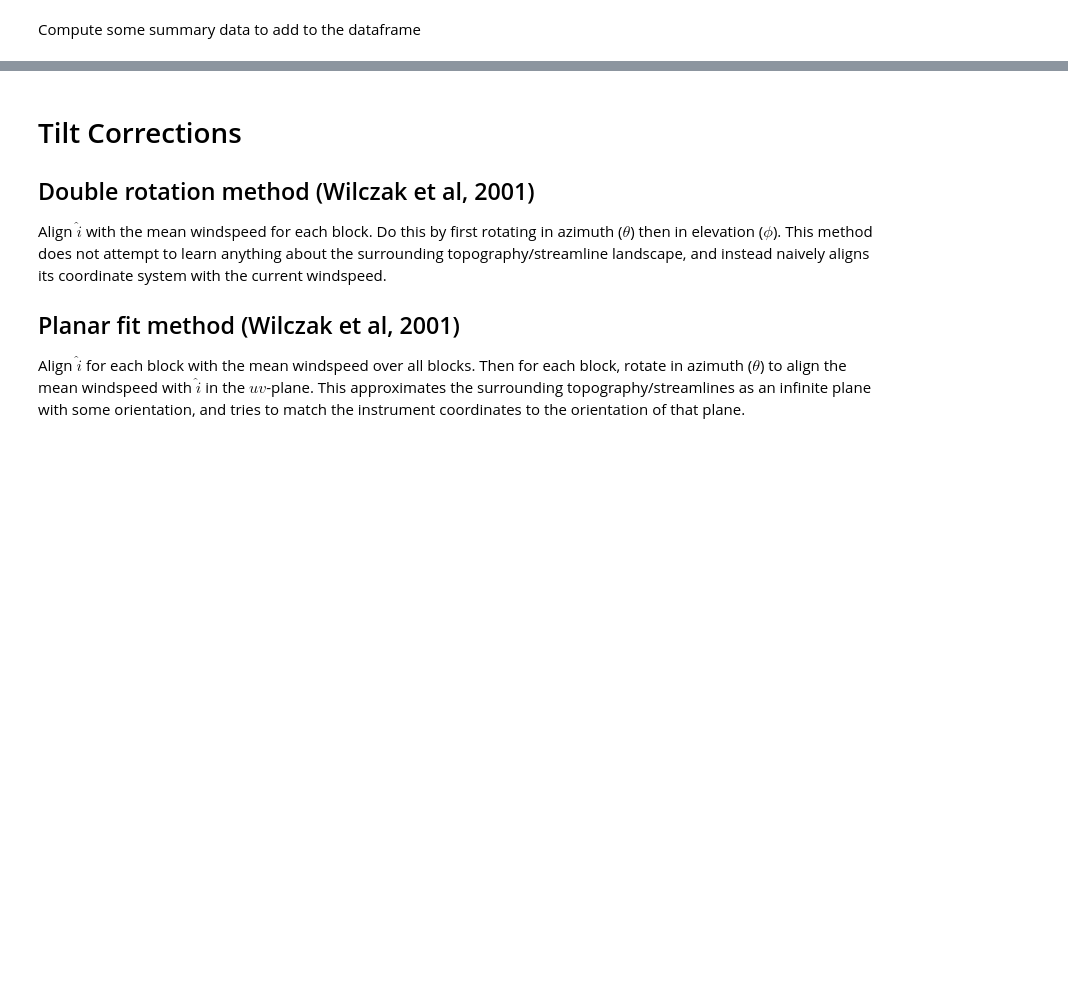
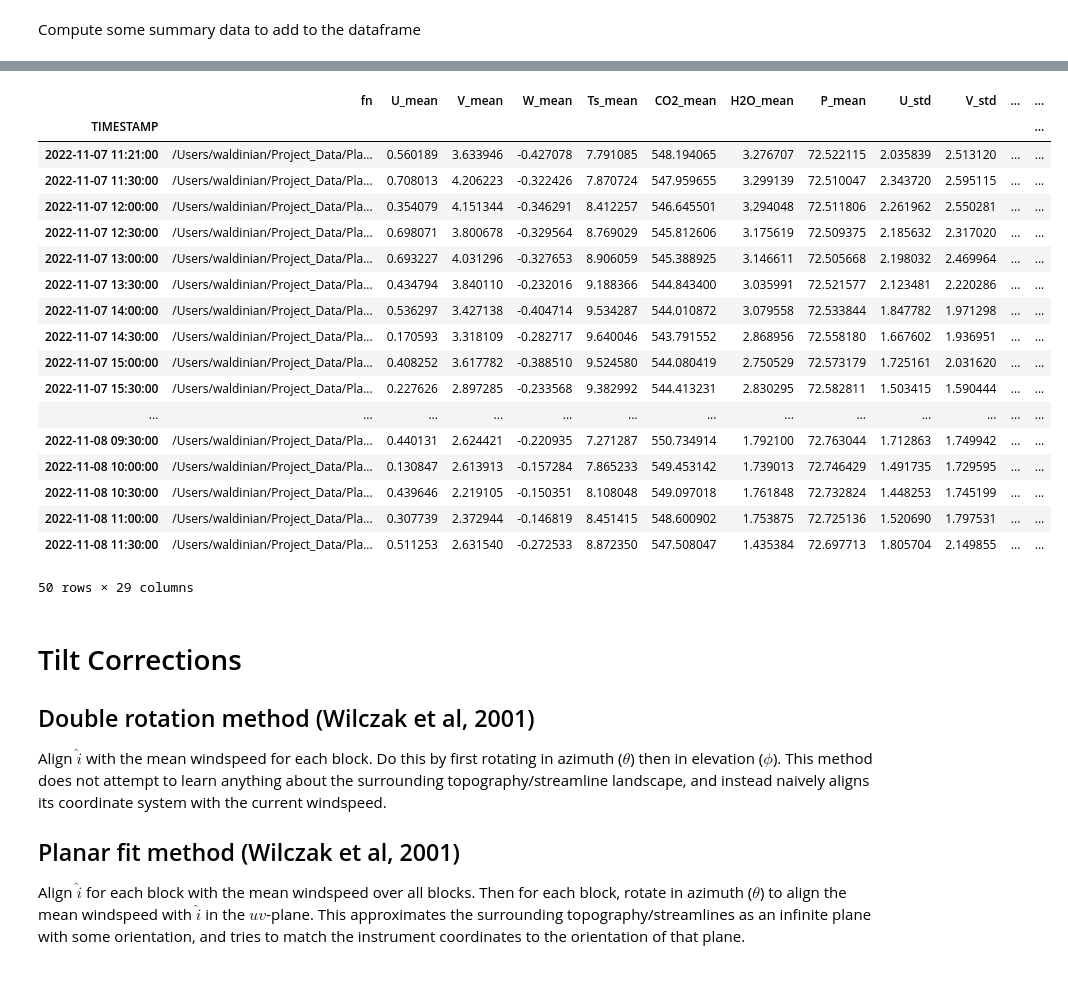
Before and after one commit to EwersLabUWyo/Platinum_EC, a Jupyter notebook: demos/demo_tilt.ipynb, the cells around one changed output, grey strips where cells are left out. Drawn from its saved outputs; the diff is of its cells as text; code cells hidden in the pictures; blank space fills up the shorter version.

Commit message:
added some data files

```diff
--- a/demos/demo_tilt.ipynb
+++ b/demos/demo_tilt.ipynb
@@ -56,3 +54,41 @@ EC_7m_df = EC_7m_df.merge(summary_data, left_index=True, right_index=True)
+# %%
+
+# compute summary statistics by looping through data files
+renaming_dict=dict(
+    Ux_CSAT3B='U',
+    Uy_CSAT3B='V',
+    Uz_CSAT3B='W',
+    Ts_CSAT3B='Ts',
+    rho_c_LI7500='CO2',
+    rho_v_LI7500='H2O',
+    P_LI7500='P'
+)
+
+summary_data = pd.concat([compute_summary(fn, renaming_dict) for fn in tqdm(EC_7m_df['fn'][:50])])
+summary_data = summary_data.set_index(EC_7m_df.index[:50])
+EC_7m_df = EC_7m_df.merge(summary_data, left_index=True, right_index=True)
+# %%
+EC_7m_df
+# %% [output]
+|  | fn | U_mean | V_mean | W_mean | Ts_mean | CO2_mean | H2O_mean | P_mean | U_std | V_std | ... | ... |
+| TIMESTAMP |  |  |  |  |  |  |  |  |  |  |  | ... |
+| 2022-11-07 11:21:00 | /Users/waldinian/Project_Data/Pla... | 0.560189 | 3.633946 | -0.427078 | 7.791085 | 548.194065 | 3.276707 | 72.522115 | 2.035839 | 2.513120 | ... | ... |
+| 2022-11-07 11:30:00 | /Users/waldinian/Project_Data/Pla... | 0.708013 | 4.206223 | -0.322426 | 7.870724 | 547.959655 | 3.299139 | 72.510047 | 2.343720 | 2.595115 | ... | ... |
+| 2022-11-07 12:00:00 | /Users/waldinian/Project_Data/Pla... | 0.354079 | 4.151344 | -0.346291 | 8.412257 | 546.645501 | 3.294048 | 72.511806 | 2.261962 | 2.550281 | ... | ... |
+| 2022-11-07 12:30:00 | /Users/waldinian/Project_Data/Pla... | 0.698071 | 3.800678 | -0.329564 | 8.769029 | 545.812606 | 3.175619 | 72.509375 | 2.185632 | 2.317020 | ... | ... |
+| 2022-11-07 13:00:00 | /Users/waldinian/Project_Data/Pla... | 0.693227 | 4.031296 | -0.327653 | 8.906059 | 545.388925 | 3.146611 | 72.505668 | 2.198032 | 2.469964 | ... | ... |
+| 2022-11-07 13:30:00 | /Users/waldinian/Project_Data/Pla... | 0.434794 | 3.840110 | -0.232016 | 9.188366 | 544.843400 | 3.035991 | 72.521577 | 2.123481 | 2.220286 | ... | ... |
+| 2022-11-07 14:00:00 | /Users/waldinian/Project_Data/Pla... | 0.536297 | 3.427138 | -0.404714 | 9.534287 | 544.010872 | 3.079558 | 72.533844 | 1.847782 | 1.971298 | ... | ... |
+| 2022-11-07 14:30:00 | /Users/waldinian/Project_Data/Pla... | 0.170593 | 3.318109 | -0.282717 | 9.640046 | 543.791552 | 2.868956 | 72.558180 | 1.667602 | 1.936951 | ... | ... |
+| 2022-11-07 15:00:00 | /Users/waldinian/Project_Data/Pla... | 0.408252 | 3.617782 | -0.388510 | 9.524580 | 544.080419 | 2.750529 | 72.573179 | 1.725161 | 2.031620 | ... | ... |
+| 2022-11-07 15:30:00 | /Users/waldinian/Project_Data/Pla... | 0.227626 | 2.897285 | -0.233568 | 9.382992 | 544.413231 | 2.830295 | 72.582811 | 1.503415 | 1.590444 | ... | ... |
+| ... | ... | ... | ... | ... | ... | ... | ... | ... | ... | ... | ... | ... |
+| 2022-11-08 09:30:00 | /Users/waldinian/Project_Data/Pla... | 0.440131 | 2.624421 | -0.220935 | 7.271287 | 550.734914 | 1.792100 | 72.763044 | 1.712863 | 1.749942 | ... | ... |
+| 2022-11-08 10:00:00 | /Users/waldinian/Project_Data/Pla... | 0.130847 | 2.613913 | -0.157284 | 7.865233 | 549.453142 | 1.739013 | 72.746429 | 1.491735 | 1.729595 | ... | ... |
+| 2022-11-08 10:30:00 | /Users/waldinian/Project_Data/Pla... | 0.439646 | 2.219105 | -0.150351 | 8.108048 | 549.097018 | 1.761848 | 72.732824 | 1.448253 | 1.745199 | ... | ... |
+| 2022-11-08 11:00:00 | /Users/waldinian/Project_Data/Pla... | 0.307739 | 2.372944 | -0.146819 | 8.451415 | 548.600902 | 1.753875 | 72.725136 | 1.520690 | 1.797531 | ... | ... |
+| 2022-11-08 11:30:00 | /Users/waldinian/Project_Data/Pla... | 0.511253 | 2.631540 | -0.272533 | 8.872350 | 547.508047 | 1.435384 | 72.697713 | 1.805704 | 2.149855 | ... | ... |
+50 rows × 29 columns
 # %% [markdown]
 # Tilt Corrections
 ## Double rotation method (Wilczak et al, 2001)
```
Also changed, not shown: parts of 5 cells of this notebook, 18 other files.
